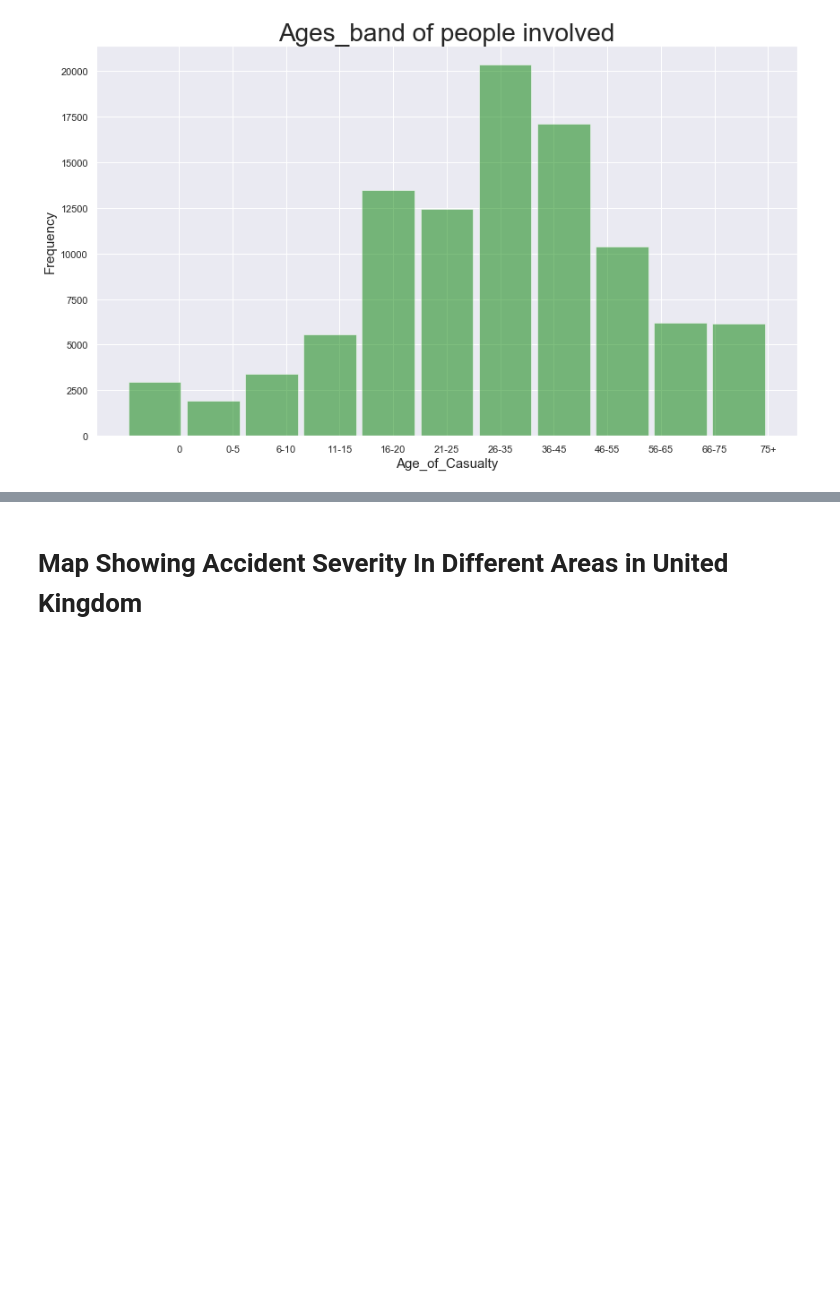
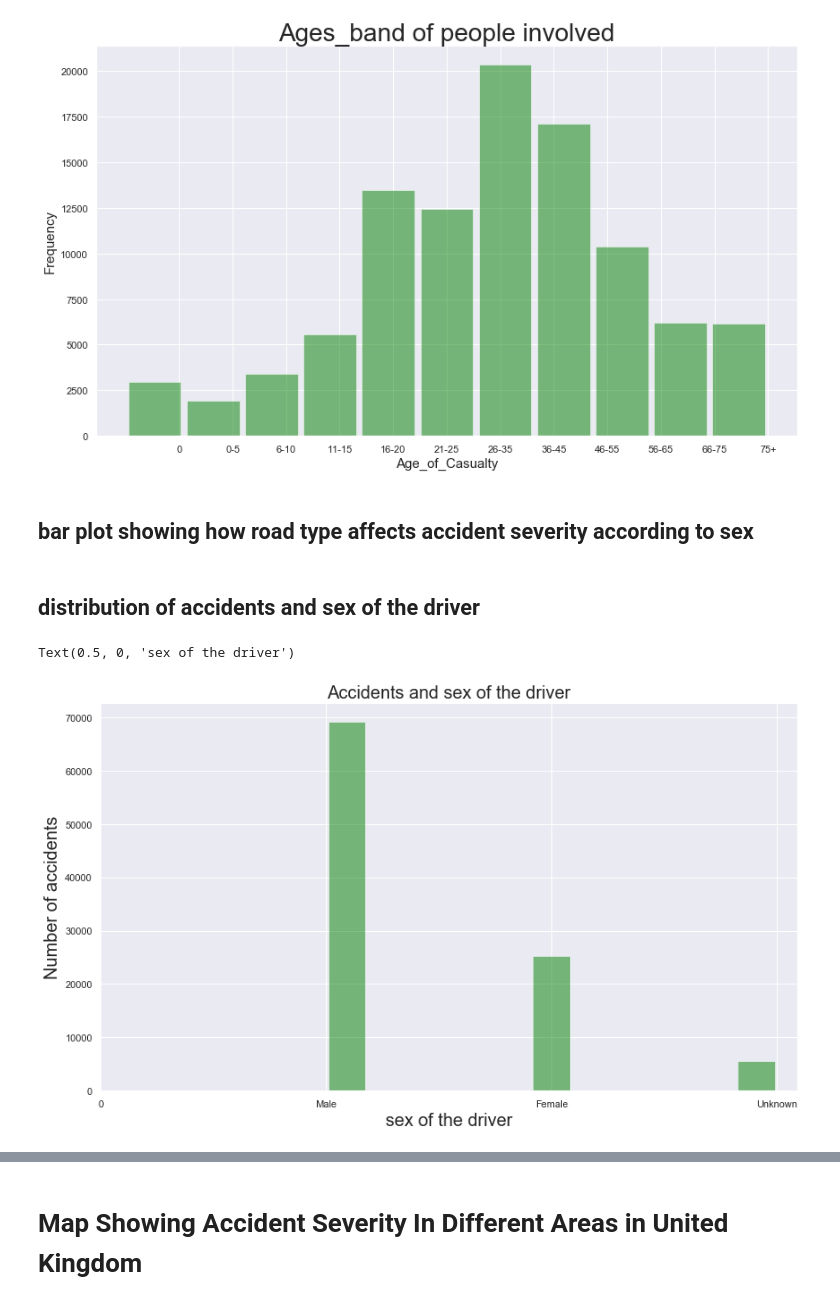
Before and after one commit to BrunoJay/Python-recess-project, a Jupyter notebook: uploadingClean.ipynb, the cells around one changed output, grey strips where cells are left out. Saved outputs shown, nothing was run; the diff lists cells and outputs as text; code cells hidden in the pictures; blank space fills up the shorter version.

Commit message:
final code that has more visualisations

```diff
--- a/uploadingClean.ipynb
+++ b/uploadingClean.ipynb
@@ -313,3 +313,21 @@ plt.xlabel('Age_of_Casualty' , fontsize=15)
 # %% [output]
 Text(0.5, 0, 'Age_of_Casualty')
 [figure]
+# %% [markdown]
+## bar plot showing how road type affects accident severity according to sex
+# %% [markdown]
+## distribution of accidents and sex of the driver
+# %%
+sex = ['0','Male','Female','Unknown']
+plt.figure(figsize=(14,8))
+all_data.Sex_of_Driver.hist(bins=11,rwidth=0.90,alpha=0.5, color='green')
+#plt.hist(all_data.Sex_of_Driver)
+plt.grid(True)
+y_pos = np.arange(len(sex))
+plt.xticks(y_pos , sex)
+plt.title('Accidents and sex of the driver', fontsize = 20)
+plt.ylabel('Number of accidents', fontsize = 20)
+plt.xlabel('sex of the driver', fontsize = 20)
+# %% [output]
+Text(0.5, 0, 'sex of the driver')
+[figure, added]
```
Also changed, not shown: parts of 36 cells of this notebook.
